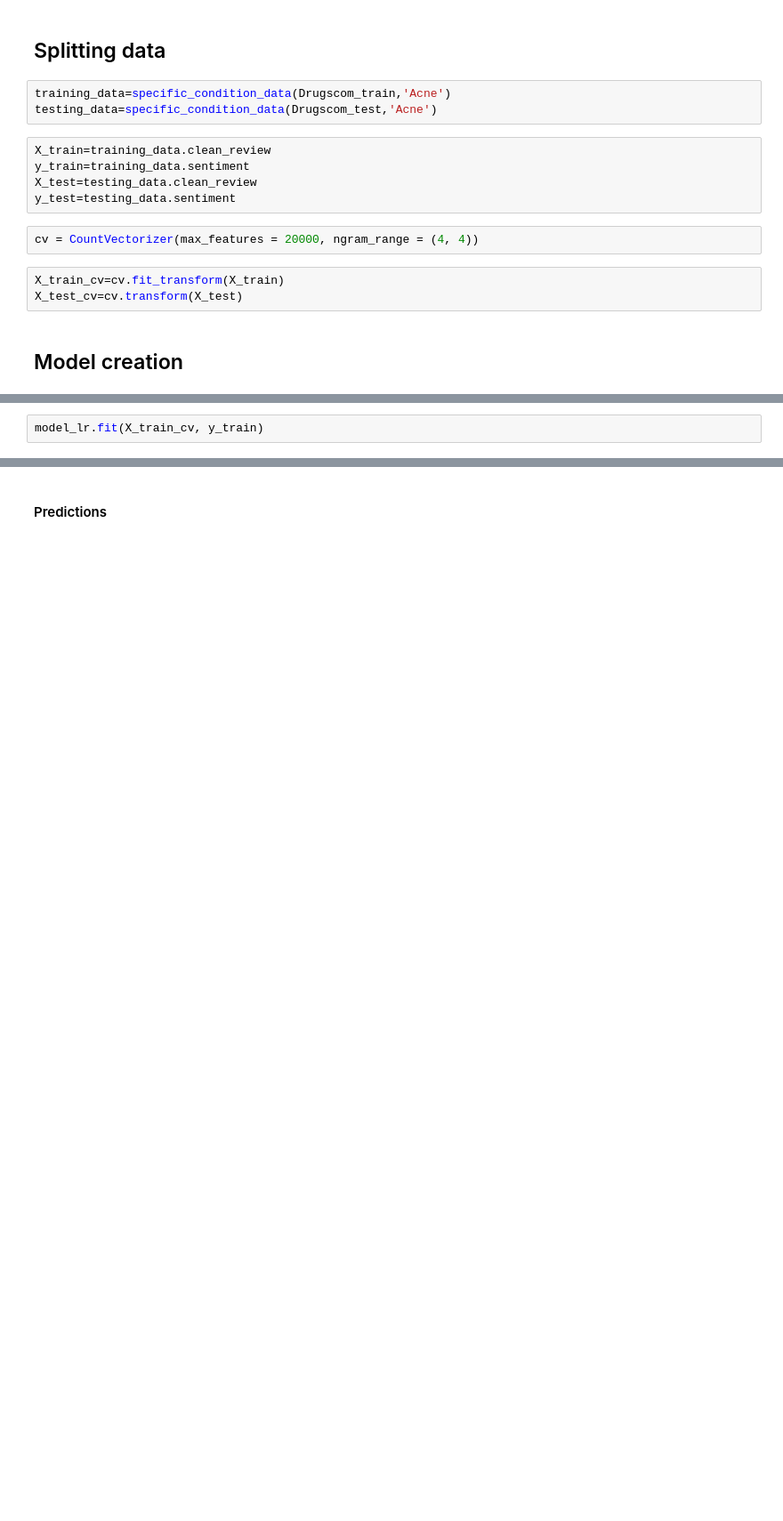
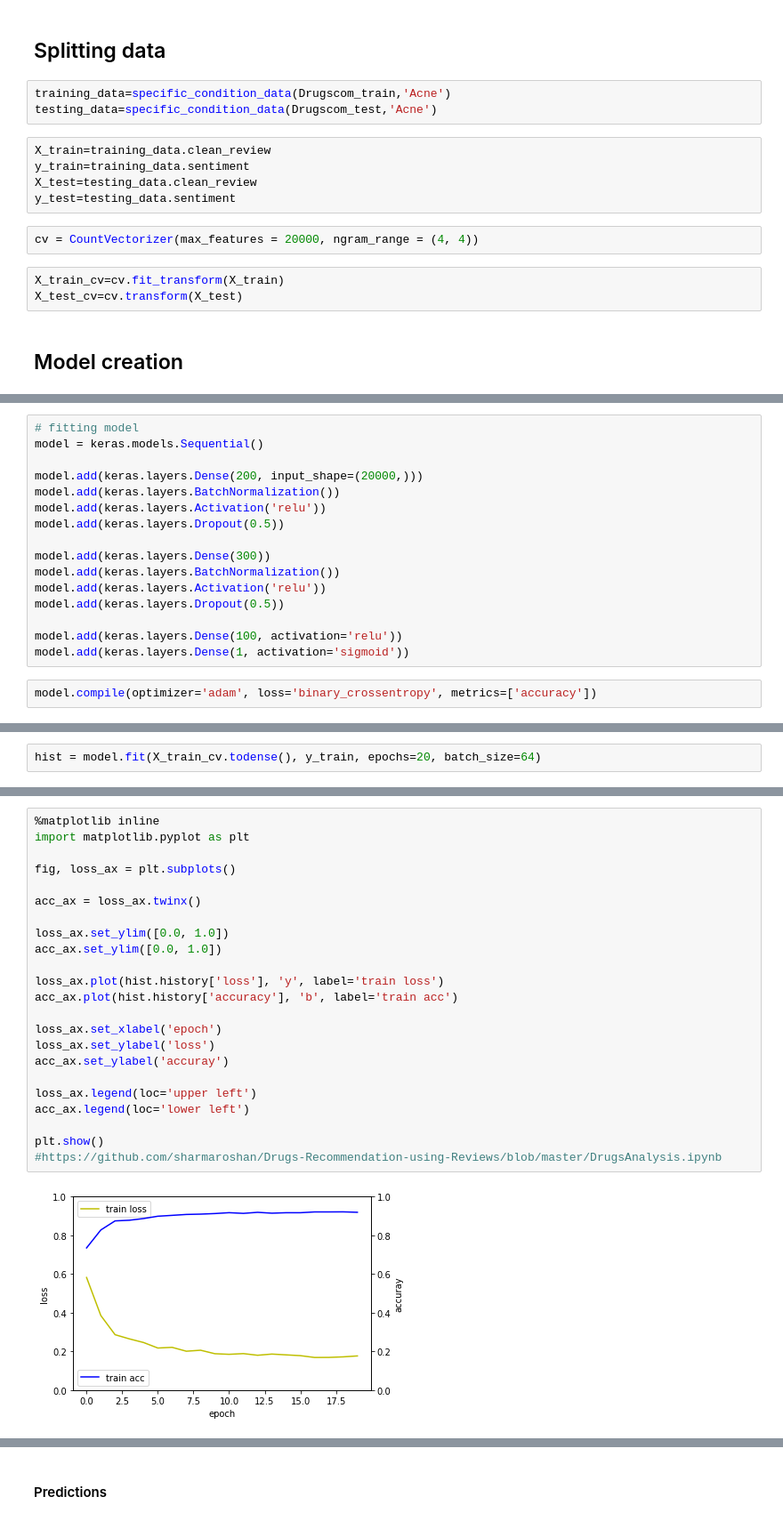
Before and after one commit to Madhurika1292/Medicines-and-Common-Treatment-Recommendation-System, a Jupyter notebook: MRS_logistic_regression.ipynb, the cells around one changed output, grey strips where cells are left out. Shown at 89% size. Drawn from its saved outputs; the diff is of its cells as text; blank space fills up the shorter version.

```diff
--- a/MRS_logistic_regression.ipynb
+++ b/MRS_logistic_regression.ipynb
@@ -198,2 +265,0 @@ model_lr=LogisticRegression(solver='liblinear',max_iter=100,multi_class='auto',p
-# %%
-model_lr.fit(X_train_cv, y_train)
@@ -211,0 +268,18 @@ accuracy_score(y_test,predictions)
+# %%
+# fitting model
+model = keras.models.Sequential()
+
+model.add(keras.layers.Dense(200, input_shape=(20000,)))
+model.add(keras.layers.BatchNormalization())
+model.add(keras.layers.Activation('relu'))
+model.add(keras.layers.Dropout(0.5))
+
+model.add(keras.layers.Dense(300))
+model.add(keras.layers.BatchNormalization())
+model.add(keras.layers.Activation('relu'))
+model.add(keras.layers.Dropout(0.5))
+
+model.add(keras.layers.Dense(100, activation='relu'))
+model.add(keras.layers.Dense(1, activation='sigmoid'))
+# %%
+model.compile(optimizer='adam', loss='binary_crossentropy', metrics=['accuracy'])
@@ -211,0 +288,2 @@ accuracy_score(y_test,predictions)
+# %%
+hist = model.fit(X_train_cv.todense(), y_train, epochs=20, batch_size=64)
@@ -211,0 +308,25 @@ accuracy_score(y_test,predictions)
+# %%
+%matplotlib inline
+import matplotlib.pyplot as plt
+
+fig, loss_ax = plt.subplots()
+
+acc_ax = loss_ax.twinx()
+
+loss_ax.set_ylim([0.0, 1.0])
+acc_ax.set_ylim([0.0, 1.0])
+
+loss_ax.plot(hist.history['loss'], 'y', label='train loss')
+acc_ax.plot(hist.history['accuracy'], 'b', label='train acc')
+
+loss_ax.set_xlabel('epoch')
+loss_ax.set_ylabel('loss')
+acc_ax.set_ylabel('accuray')
+
+loss_ax.legend(loc='upper left')
+acc_ax.legend(loc='lower left')
+
+plt.show()
+#https://github.com/sharmaroshan/Drugs-Recommendation-using-Reviews/blob/master/DrugsAnalysis.ipynb
+# %% [output]
+[figure, added]
```
Also changed, not shown: parts of 25 cells of this notebook.
